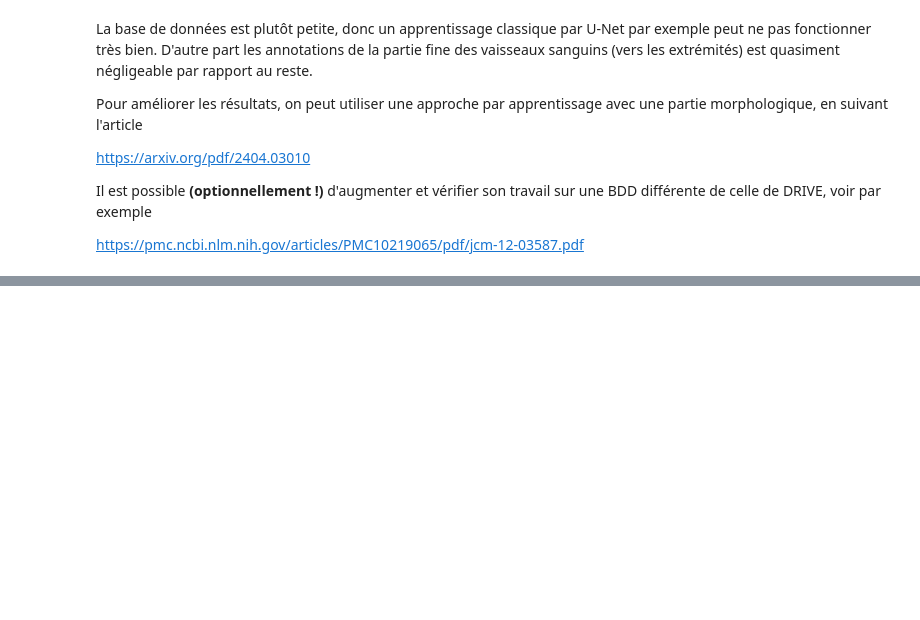
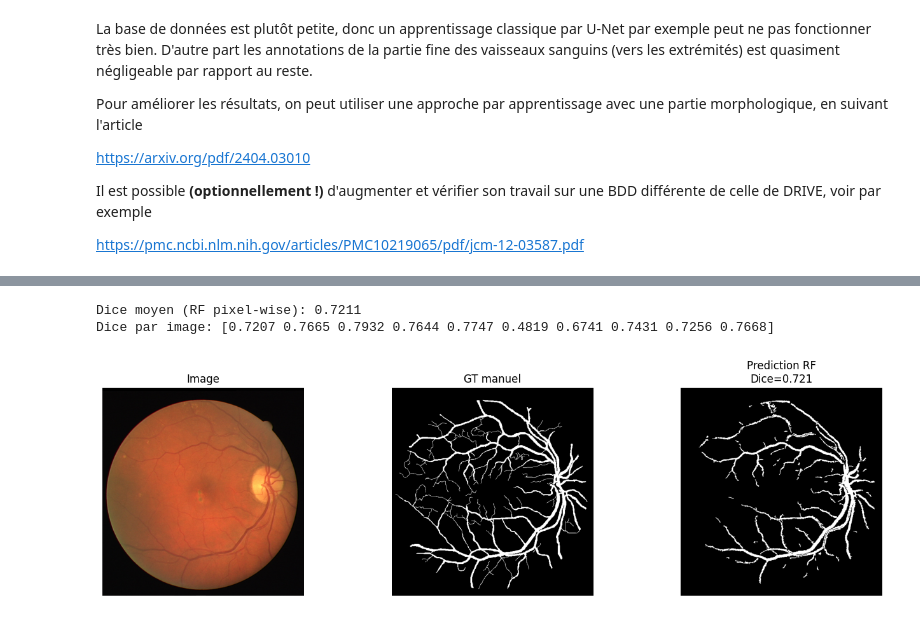
Before and after one commit to JeanJNMV/MDS-3M, a Jupyter notebook: Vessel_Segmentation_KAPOTOS_MARTINI.ipynb, the cells around one changed output, grey strips where cells are left out. Drawn from its saved outputs; the diff is of its cells as text; code cells hidden in the pictures; blank space fills up the shorter version.

```diff
--- a/Vessel_Segmentation_KAPOTOS_MARTINI.ipynb
+++ b/Vessel_Segmentation_KAPOTOS_MARTINI.ipynb
@@ -483,9 +483,7 @@ def segment_vessels_enhanced(
     bth = morphology.black_tophat(img_denoised, morphology.disk(disk_diameter))
 
     # Frangi vesselness
-    sigmas = np.arange(
-        frangi_scale_min, frangi_scale_max + frangi_scale_step, frangi_scale_step
-    )
+    sigmas = np.arange(frangi_scale_min, frangi_scale_max + frangi_scale_step, frangi_scale_step)
     vessel_frangi = frangi(
         img_denoised,
         sigmas=sigmas,
@@ -495,9 +493,7 @@ def segment_vessels_enhanced(
     )
     # Normalize both to [0, 1] before blending
     bth_norm = (bth - bth.min()) / (bth.max() - bth.min() + 1e-8)
-    frangi_norm = (vessel_frangi - vessel_frangi.min()) / (
-        vessel_frangi.max() - vessel_frangi.min() + 1e-8
-    )
+    frangi_norm = (vessel_frangi - vessel_frangi.min()) / (vessel_frangi.max() - vessel_frangi.min() + 1e-8)
 
     combined = (1 - frangi_weight) * bth_norm + frangi_weight * frangi_norm
 
@@ -508,9 +504,7 @@ def segment_vessels_enhanced(
     area = hg.attribute_area(tree)
     compactness = hg.attribute_compactness(tree, leaf_graph=graph)
 
-    deleted_nodes = (
-        (area < min_area) | (compactness > max_compactness) | (altitudes < min_altitude)
-    )
+    deleted_nodes = (area < min_area) | (compactness > max_compactness) | (altitudes < min_altitude)
 
     filtered = hg.reconstruct_leaf_data(tree, altitudes, deleted_nodes=deleted_nodes)
     filtered = filtered.reshape(combined.shape)
@@ -553,9 +547,7 @@ def objective(trial):
 
 n_trails = 20
 
-study = optuna.create_study(
-    direction="maximize", sampler=optuna.samplers.TPESampler(seed=42)
-)
+study = optuna.create_study(direction="maximize", sampler=optuna.samplers.TPESampler(seed=42))
 study.optimize(objective, n_trials=n_trails)
 
 print(f"Best trial: {study.best_trial.value}")
@@ -925,0 +965,60 @@ https://pmc.ncbi.nlm.nih.gov/articles/PMC10219065/pdf/jcm-12-03587.pdf
+# %%
+rf = cv2.ml.RTrees_create()
+rf.setMaxDepth(14)
+rf.setMinSampleCount(20)
+rf.setRegressionAccuracy(0)
+rf.setUseSurrogates(False)
+rf.setMaxCategories(2)
+rf.setTermCriteria((cv2.TERM_CRITERIA_MAX_ITER, 150, 0))
+
+rf.train(X_train, cv2.ml.ROW_SAMPLE, y_train)
+
+def predict_mask(img_path, threshold=0.5):
+    feats, mask = extract_features(img_path)
+    flat = feats.reshape(-1, feats.shape[-1]).astype(np.float32)
+
+    _, pred = rf.predict(flat)
+    pred = pred.reshape(mask.shape)
+
+    seg = (pred >= threshold) & mask
+    seg = morphology.remove_small_objects(seg, min_size=20)
+    return seg
+
+test_dice = []
+for img_path in test_dataset:
+    gt_path = gt_folder / (img_path.stem.replace("training", "manual1") + ".gif")
+    gt = iio.imread(gt_path) > 0
+
+    pred = predict_mask(img_path, threshold=0.5)
+    test_dice.append(dice(gt, pred))
+
+print("Dice moyen (RF pixel-wise):", round(float(np.mean(test_dice)), 4))
+print("Dice par image:", np.round(test_dice, 4))
+# %% [output]
+Dice moyen (RF pixel-wise): 0.7211
+Dice par image: [0.7207 0.7665 0.7932 0.7644 0.7747 0.4819 0.6741 0.7431 0.7256 0.7668]
+# %%
+sample_img = test_dataset[0]
+sample_gt_path = gt_folder / (sample_img.stem.replace("training", "manual1") + ".gif")
+
+sample_rgb = iio.imread(sample_img)
+sample_gt = iio.imread(sample_gt_path) > 0
+sample_pred = predict_mask(sample_img, threshold=0.5)
+
+fig, axs = plt.subplots(1, 3, figsize=(14, 4))
+axs[0].imshow(sample_rgb)
+axs[0].set_title("Image")
+axs[0].axis("off")
+
+axs[1].imshow(sample_gt, cmap="gray")
+axs[1].set_title("GT manuel")
+axs[1].axis("off")
+
+axs[2].imshow(sample_pred, cmap="gray")
+axs[2].set_title(f"Prediction RF\nDice={dice(sample_gt, sample_pred):.3f}")
+axs[2].axis("off")
+
+plt.tight_layout()
+plt.show()
+# %% [output]
+[figure, added]
```
Also changed, not shown: parts of 10 cells of this notebook.
